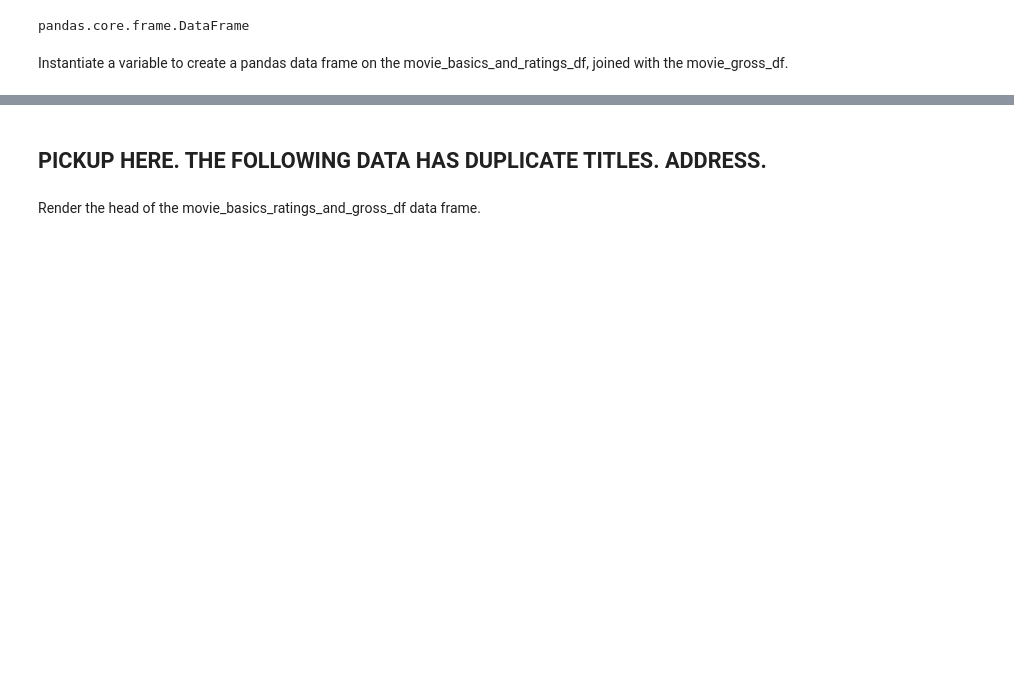
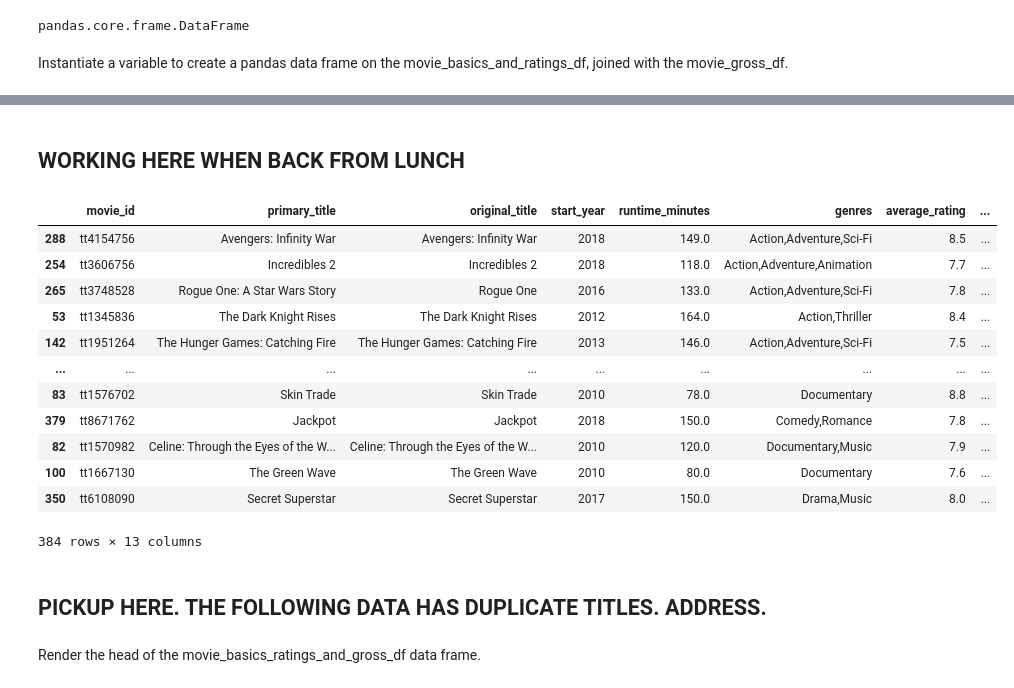
Before and after one commit to learn-co-curriculum/dsc-project-template, a Jupyter notebook: dsc-phase1-project-template.ipynb, the cells around one changed output, grey strips where cells are left out. Cells and saved outputs as stored; diff of their text form; code cells hidden in the pictures; blank space fills up the shorter version.

```diff
--- a/dsc-phase1-project-template.ipynb
+++ b/dsc-phase1-project-template.ipynb
@@ -214,3 +485,21 @@ Instantiate a variable to create a pandas data frame on the movie_basics_and_rat
+# %% [markdown]
+## WORKING HERE WHEN BACK FROM LUNCH
+# %%
+fourth_quartile_movie_basics_ratings_and_gross_df_cleaned.sort_values(by='domestic_gross', ascending=False)
+# %% [output]
+|  | movie_id | primary_title | original_title | start_year | runtime_minutes | genres | average_rating | ... |
+| 288 | tt4154756 | Avengers: Infinity War | Avengers: Infinity War | 2018 | 149.0 | Action,Adventure,Sci-Fi | 8.5 | ... |
+| 254 | tt3606756 | Incredibles 2 | Incredibles 2 | 2018 | 118.0 | Action,Adventure,Animation | 7.7 | ... |
+| 265 | tt3748528 | Rogue One: A Star Wars Story | Rogue One | 2016 | 133.0 | Action,Adventure,Sci-Fi | 7.8 | ... |
+| 53 | tt1345836 | The Dark Knight Rises | The Dark Knight Rises | 2012 | 164.0 | Action,Thriller | 8.4 | ... |
+| 142 | tt1951264 | The Hunger Games: Catching Fire | The Hunger Games: Catching Fire | 2013 | 146.0 | Action,Adventure,Sci-Fi | 7.5 | ... |
+| ... | ... | ... | ... | ... | ... | ... | ... | ... |
+| 83 | tt1576702 | Skin Trade | Skin Trade | 2010 | 78.0 | Documentary | 8.8 | ... |
+| 379 | tt8671762 | Jackpot | Jackpot | 2018 | 150.0 | Comedy,Romance | 7.8 | ... |
+| 82 | tt1570982 | Celine: Through the Eyes of the W... | Celine: Through the Eyes of the W... | 2010 | 120.0 | Documentary,Music | 7.9 | ... |
+| 100 | tt1667130 | The Green Wave | The Green Wave | 2010 | 80.0 | Documentary | 7.6 | ... |
+| 350 | tt6108090 | Secret Superstar | Secret Superstar | 2017 | 150.0 | Drama,Music | 8.0 | ... |
+384 rows × 13 columns
 # %% [markdown]
 ## PICKUP HERE. THE FOLLOWING DATA HAS DUPLICATE TITLES. ADDRESS.
 # %%
```
Also changed, not shown: parts of 30 cells of this notebook.
